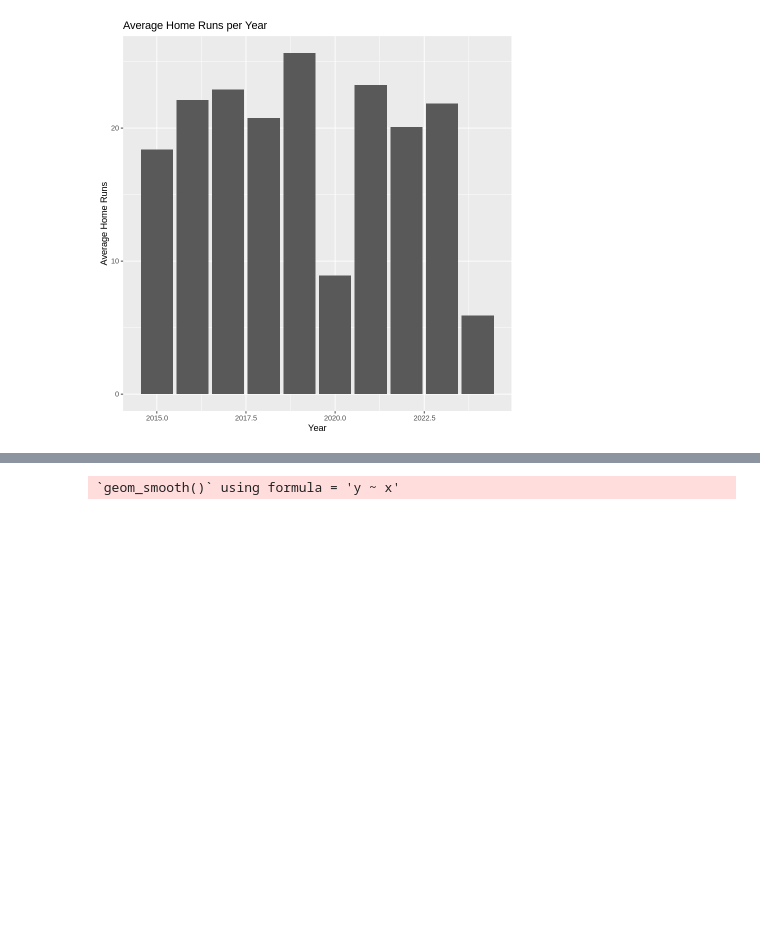
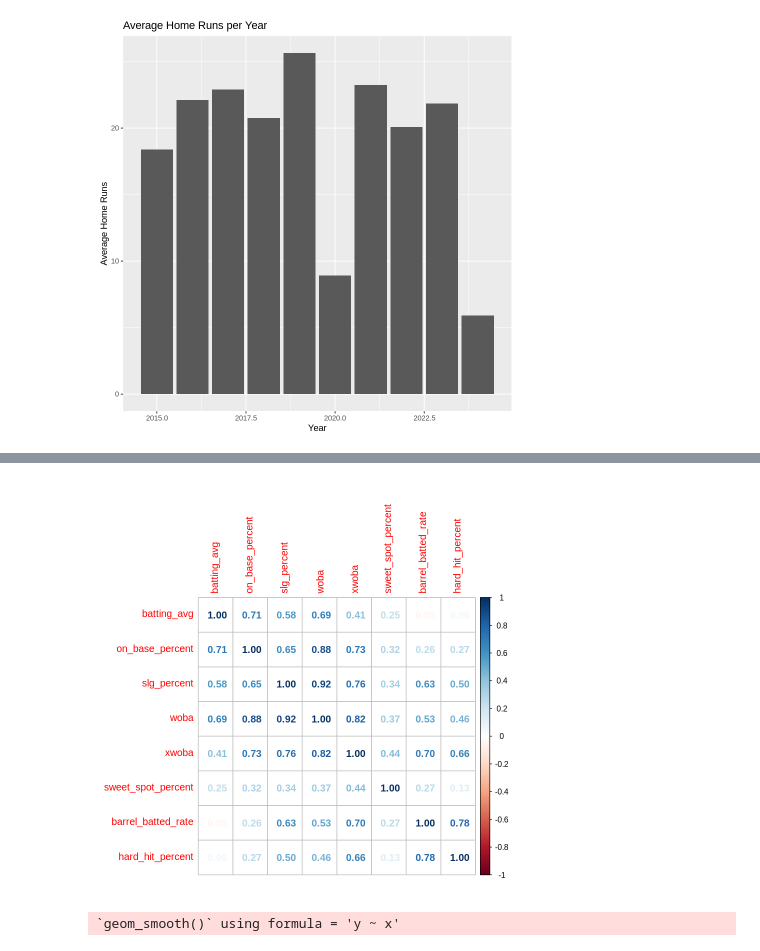
Before and after one commit to MaxShalom/baruch, a Jupyter notebook: sta3000/MLB_Project.ipynb, the cells around one changed output, grey strips where cells are left out. Saved outputs shown, nothing was run; the diff lists cells and outputs as text; code cells hidden in the pictures; blank space fills up the shorter version.

```diff
--- a/sta3000/MLB_Project.ipynb
+++ b/sta3000/MLB_Project.ipynb
@@ -91,3 +110,14 @@ ggplot(hr_by_year, aes(x = year, y = avg_hr)) +
        y = "Average Home Runs")
 # %% [output]
 [figure]
+# %%
+# prompt: create a correlation matrix for all relevant variables and note the correlation coeffeciant into all boxes
+install.packages("corrplot")
+library(corrplot)
+
+# Create a correlation matrix
+correlation_matrix <- cor(stats[, c("batting_avg", "on_base_percent", "slg_percent", "woba", "xwoba", "sweet_spot_percent", "barrel_batted_rate", "hard_hit_percent")])
+
+# Add correlation coefficients to the boxes
+corrplot(correlation_matrix, method = "number")
+# %% [output]
@@ -94,3 +126,4 @@ ggplot(hr_by_year, aes(x = year, y = avg_hr)) +
+[figure, added]
 # %%
 # prompt: perform a meaninful analysis on some of the data and create a relevant chart using ggplot
 
```
Also changed, not shown: parts of 8 cells of this notebook.
